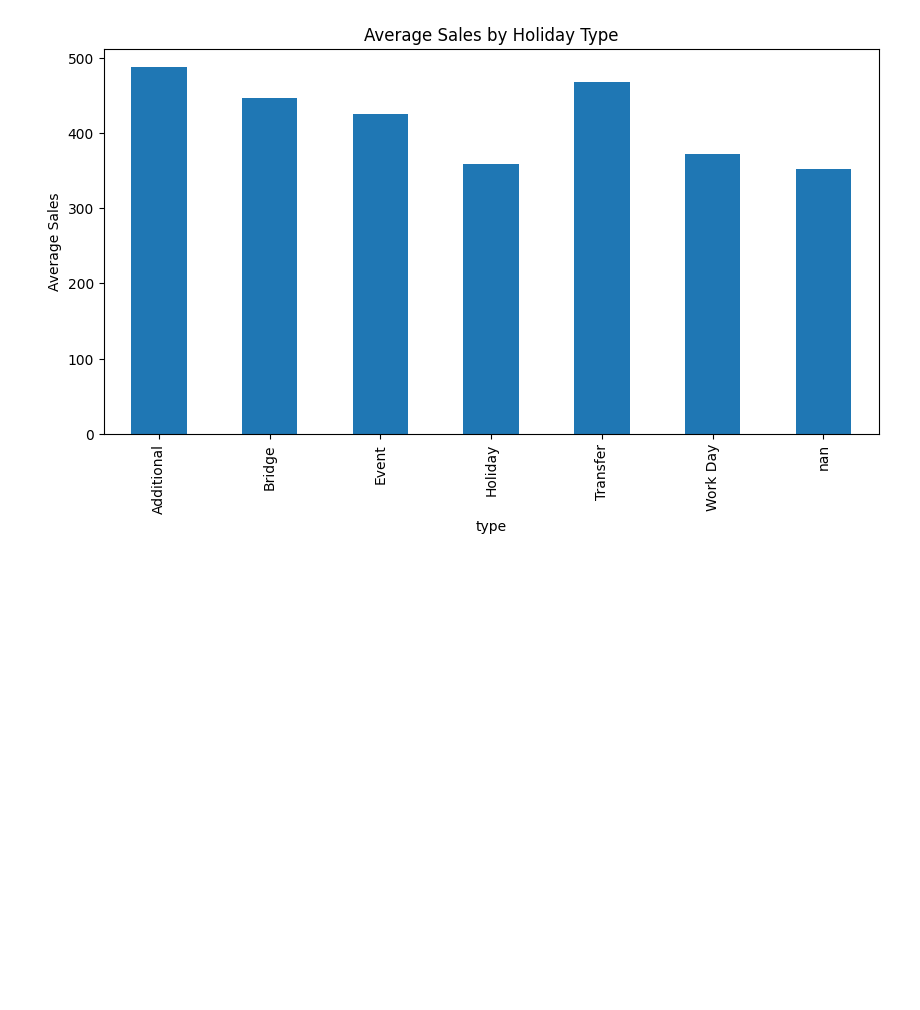
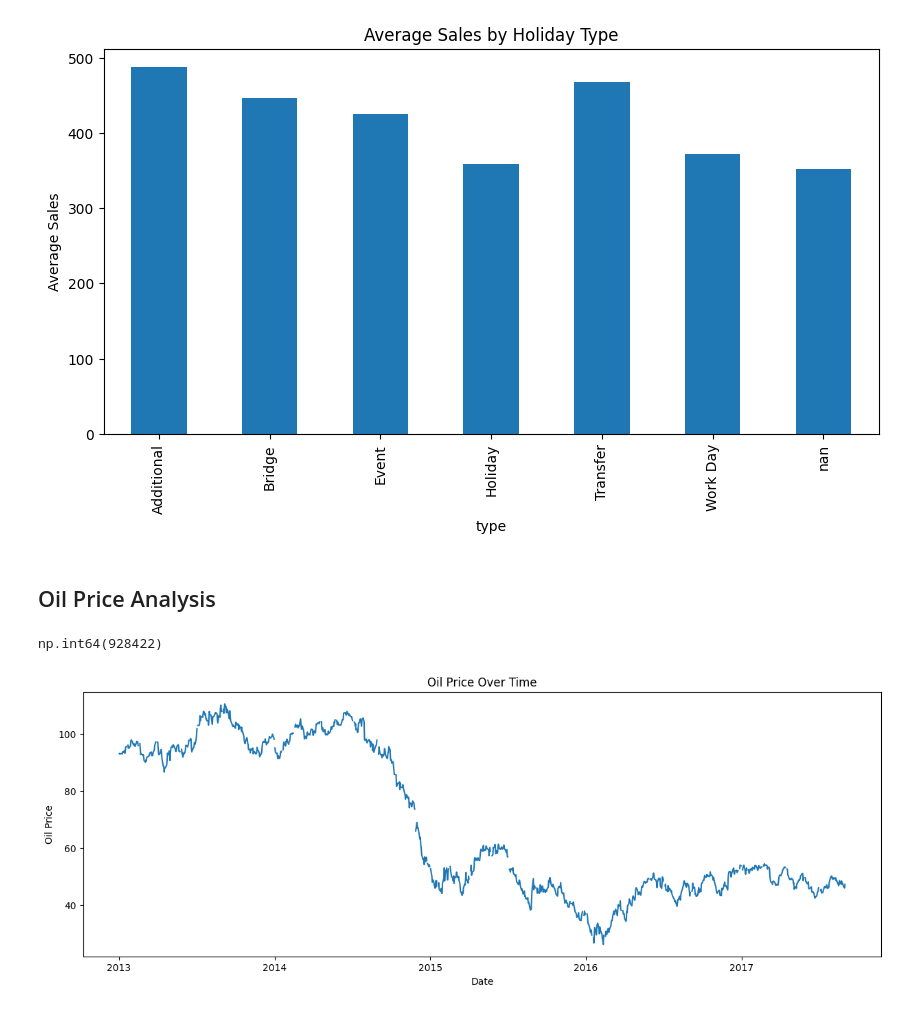
Before and after one commit to Husnain5Khalid/DemandIQ-Smart-demand-forecasting-, a Jupyter notebook: notebooks/01-DataExploration.ipynb, the cells around one changed output. Drawn from its saved outputs; the diff is of its cells as text; code cells hidden in the pictures; blank space fills up the shorter version.

Commit message:
Exploratory Data Analysis(EDA) Completed

```diff
--- a/notebooks/01-DataExploration.ipynb
+++ b/notebooks/01-DataExploration.ipynb
@@ -1113,3 +1113,5 @@ plt.ylabel("Average Sales")
 plt.show()
 # %% [output]
 [figure]
+# %% [markdown]
+## Oil Price Analysis
@@ -1115,0 +1124,21 @@ plt.show()
+# %%
+oil_analysis["dcoilwtico"].isnull().sum()
+# %% [output]
+np.int64(928422)
+# %%
+plt.figure(figsize=(15,5))
+
+plt.plot(
+    oil_df["date"],
+    oil_df["dcoilwtico"]
+)
+
+plt.title("Oil Price Over Time")
+
+plt.xlabel("Date")
+
+plt.ylabel("Oil Price")
+
+plt.show()
+# %% [output]
+[figure, added]
```
Also changed, not shown: parts of 1 cell of this notebook.
